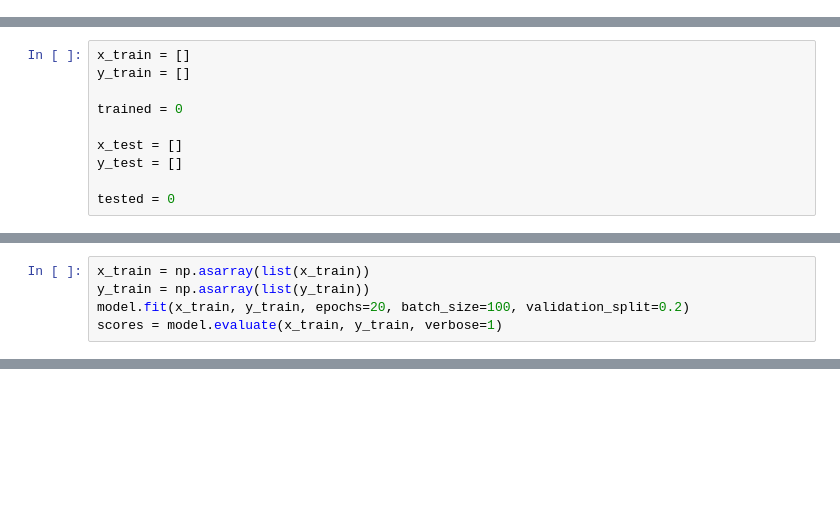
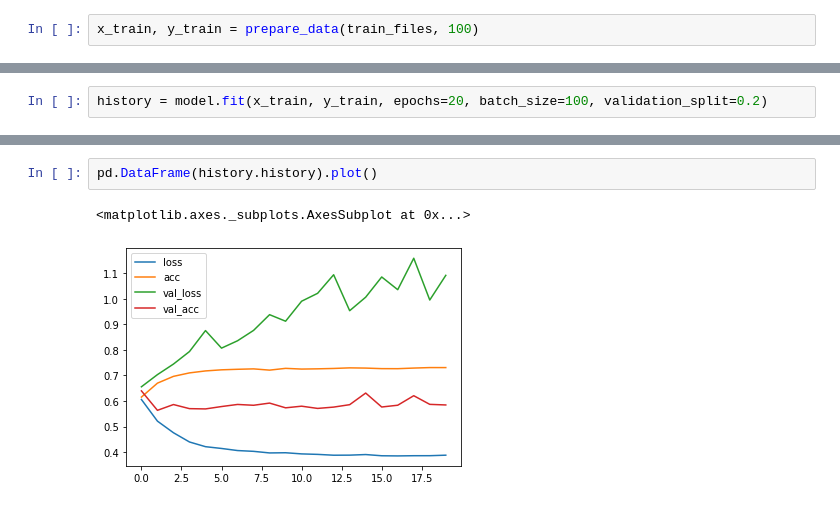
Before and after one commit to samunwin/violence-detection, a Jupyter notebook: train.ipynb, the cells around one changed output, grey strips where cells are left out. Saved outputs shown, nothing was run; the diff lists cells and outputs as text; blank space fills up the shorter version.

```diff
--- a/train.ipynb
+++ b/train.ipynb
@@ -48,0 +116,2 @@ max_frames = 280
+# %%
+x_train, y_train = prepare_data(train_files, 100)
@@ -81,10 +151,0 @@ train_files, test_files = train_test_split(csv_files, train_size=0.8)
-# %%
-x_train = []
-y_train = []
-
-trained = 0
-
-x_test = []
-y_test = []
-
-tested = 0
@@ -198,7 +152,4 @@ NV_682_json.csv
 # %%
-x_train = np.asarray(list(x_train))
-y_train = np.asarray(list(y_train))
-model.fit(x_train, y_train, epochs=20, batch_size=100, validation_split=0.2)
-scores = model.evaluate(x_train, y_train, verbose=1)
+history = model.fit(x_train, y_train, epochs=20, batch_size=100, validation_split=0.2)
 # %% [output]
 Train on 22400 samples, validate on 5600 samples
@@ -316,0 +172,5 @@ scores
+# %%
+pd.DataFrame(history.history).plot()
+# %% [output]
+<matplotlib.axes._subplots.AxesSubplot at 0x...>
+[figure, added]
```
Also changed, not shown: parts of 16 cells of this notebook.
